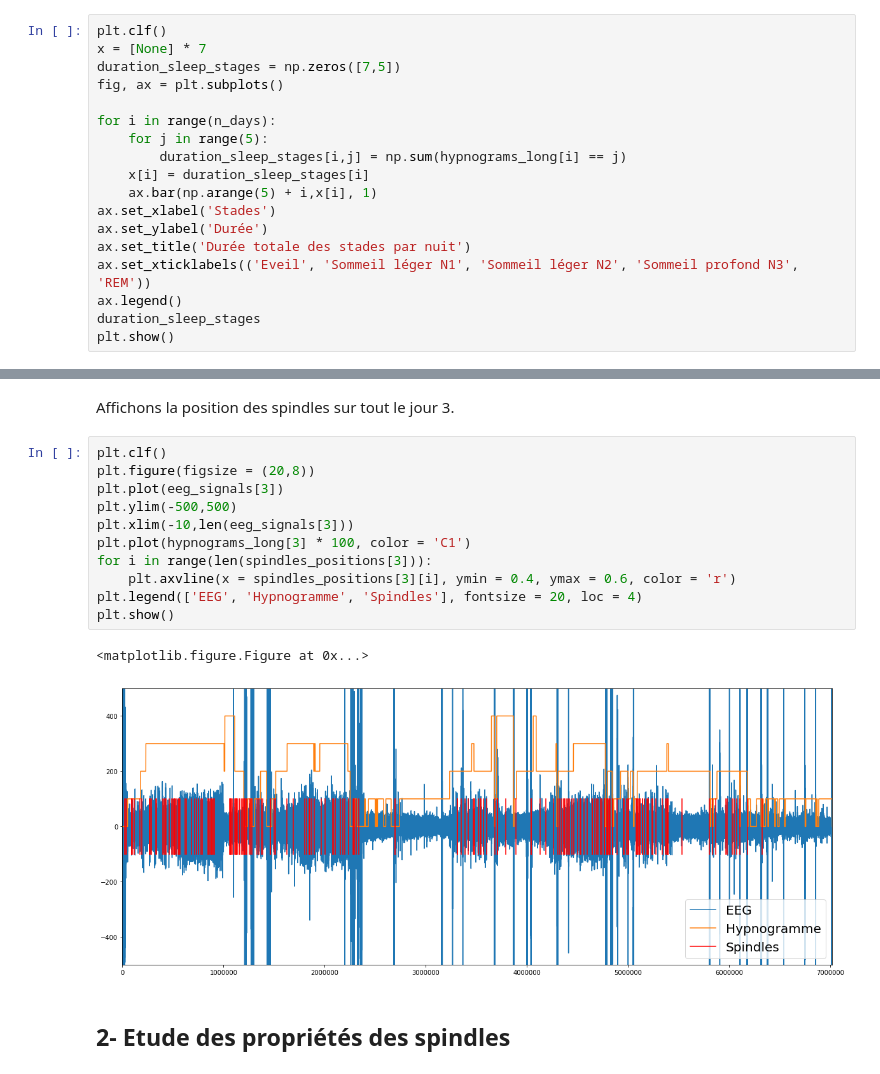
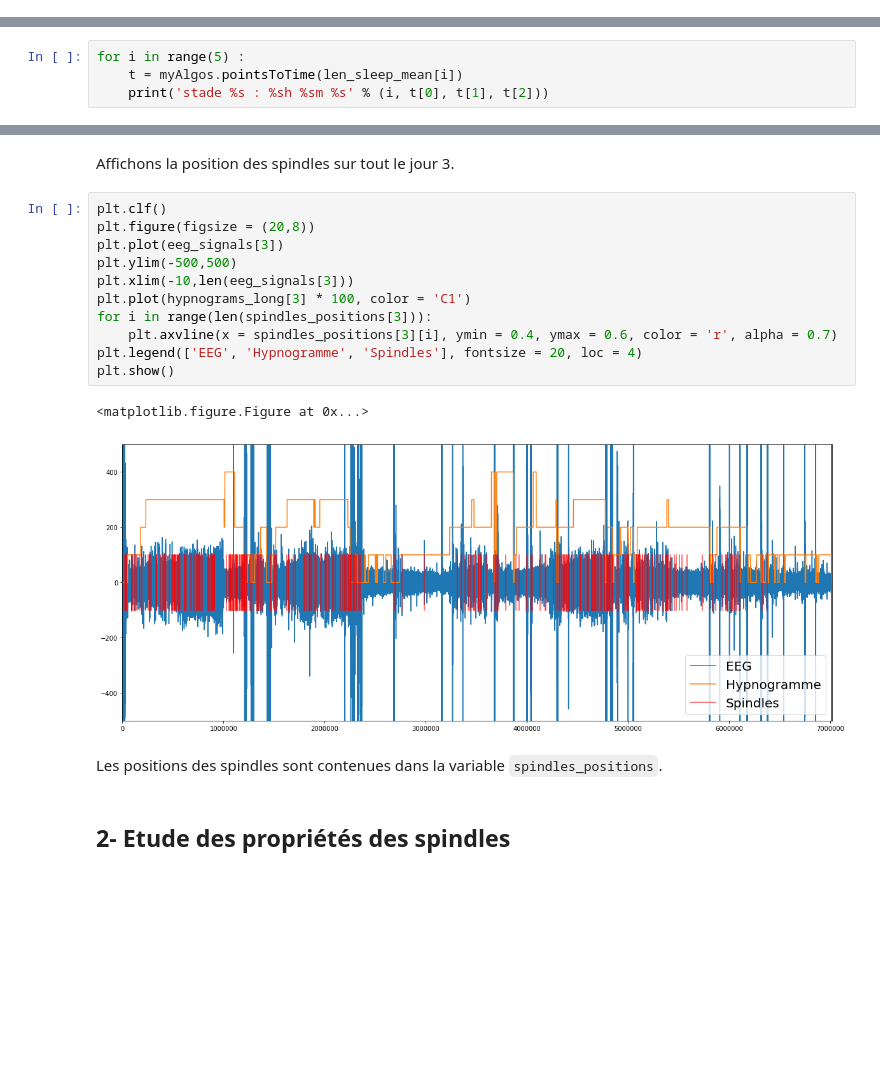
Before and after one commit to ArnoBen/SleepSpindles, a Jupyter notebook: SpindleDetection.ipynb, the cells around one changed output, grey strips where cells are left out. Drawn from its saved outputs; the diff is of its cells as text; blank space fills up the shorter version.

````diff
--- a/SpindleDetection.ipynb
+++ b/SpindleDetection.ipynb
@@ -70,21 +71,3 @@ plt.show()
 [figure]
 # %% [markdown]
 On remarque au premier abord la présence d'artefacts de très grande amplitude qu'on pourra facilement détecter avec un seuil.
-# %%
-plt.clf()
-x = [None] * 7
-duration_sleep_stages = np.zeros([7,5])
-fig, ax = plt.subplots()
-
-for i in range(n_days):
-    for j in range(5):
-        duration_sleep_stages[i,j] = np.sum(hypnograms_long[i] == j)
-    x[i] = duration_sleep_stages[i]
-    ax.bar(np.arange(5) + i,x[i], 1)
-ax.set_xlabel('Stades')
-ax.set_ylabel('Durée')
-ax.set_title('Durée totale des stades par nuit')
-ax.set_xticklabels(('Eveil', 'Sommeil léger N1', 'Sommeil léger N2', 'Sommeil profond N3', 'REM'))
-ax.legend()
-duration_sleep_stages
-plt.show()
@@ -98,0 +129,4 @@ array([[ 285321.,  420952., 2984249., 2337787., 1300441.],
+# %%
+for i in range(5) :
+    t = myAlgos.pointsToTime(len_sleep_mean[i])
+    print('stade %s : %sh %sm %s' % (i, t[0], t[1], t[2]))
@@ -323,17 +368,19 @@ Affichons la position des spindles sur tout le jour 3.
 # %%
 plt.clf()
 plt.figure(figsize = (20,8))
 plt.plot(eeg_signals[3])
 plt.ylim(-500,500)
 plt.xlim(-10,len(eeg_signals[3]))
 plt.plot(hypnograms_long[3] * 100, color = 'C1')
 for i in range(len(spindles_positions[3])):
-    plt.axvline(x = spindles_positions[3][i], ymin = 0.4, ymax = 0.6, color = 'r')
+    plt.axvline(x = spindles_positions[3][i], ymin = 0.4, ymax = 0.6, color = 'r', alpha = 0.7)
 plt.legend(['EEG', 'Hypnogramme', 'Spindles'], fontsize = 20, loc = 4)
 plt.show()
 # %% [output]
 <matplotlib.figure.Figure at 0x...>
-[figure, old version]
+[figure, new version]
+# %% [markdown]
+Les positions des spindles sont contenues dans la variable ```spindles_positions```.
 # %% [markdown]
 ## 2- Etude des propriétés des spindles
 # %% [markdown]
````
Also changed, not shown: parts of 16 cells of this notebook.
